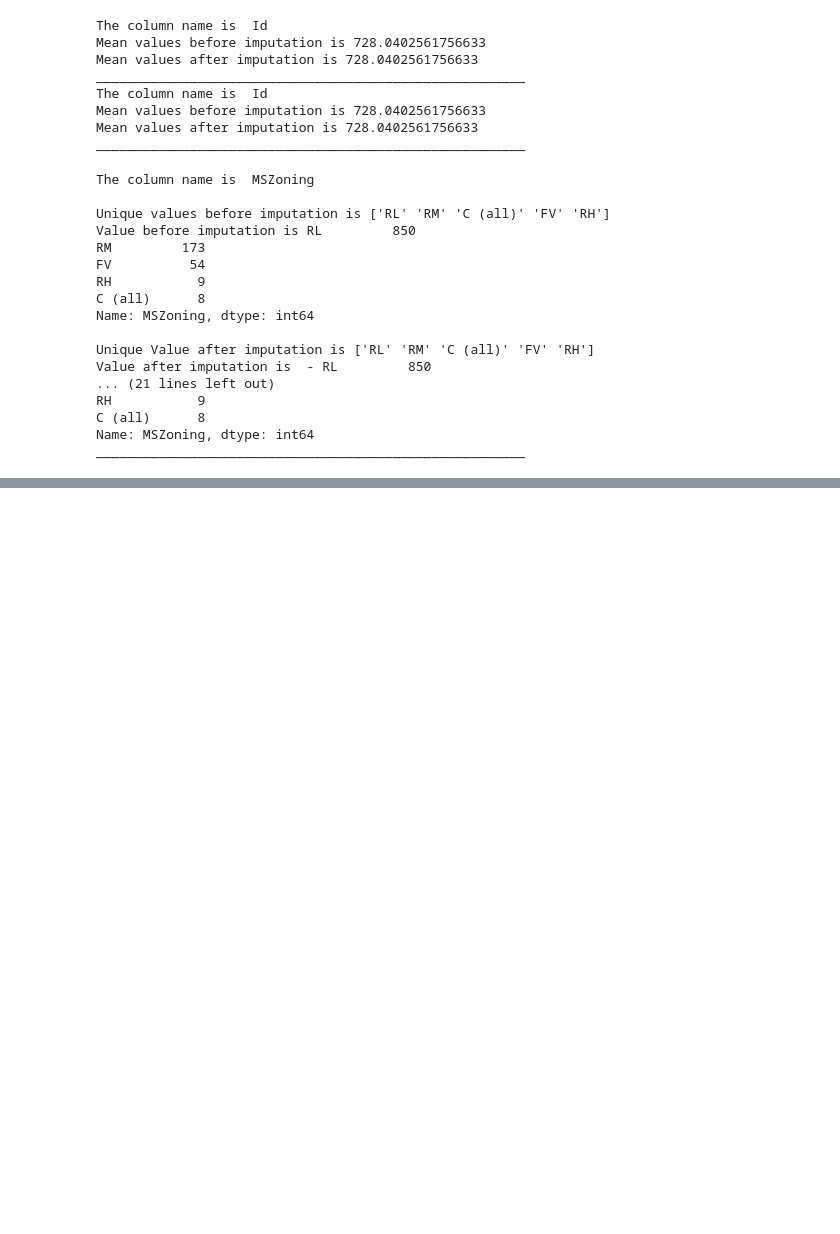
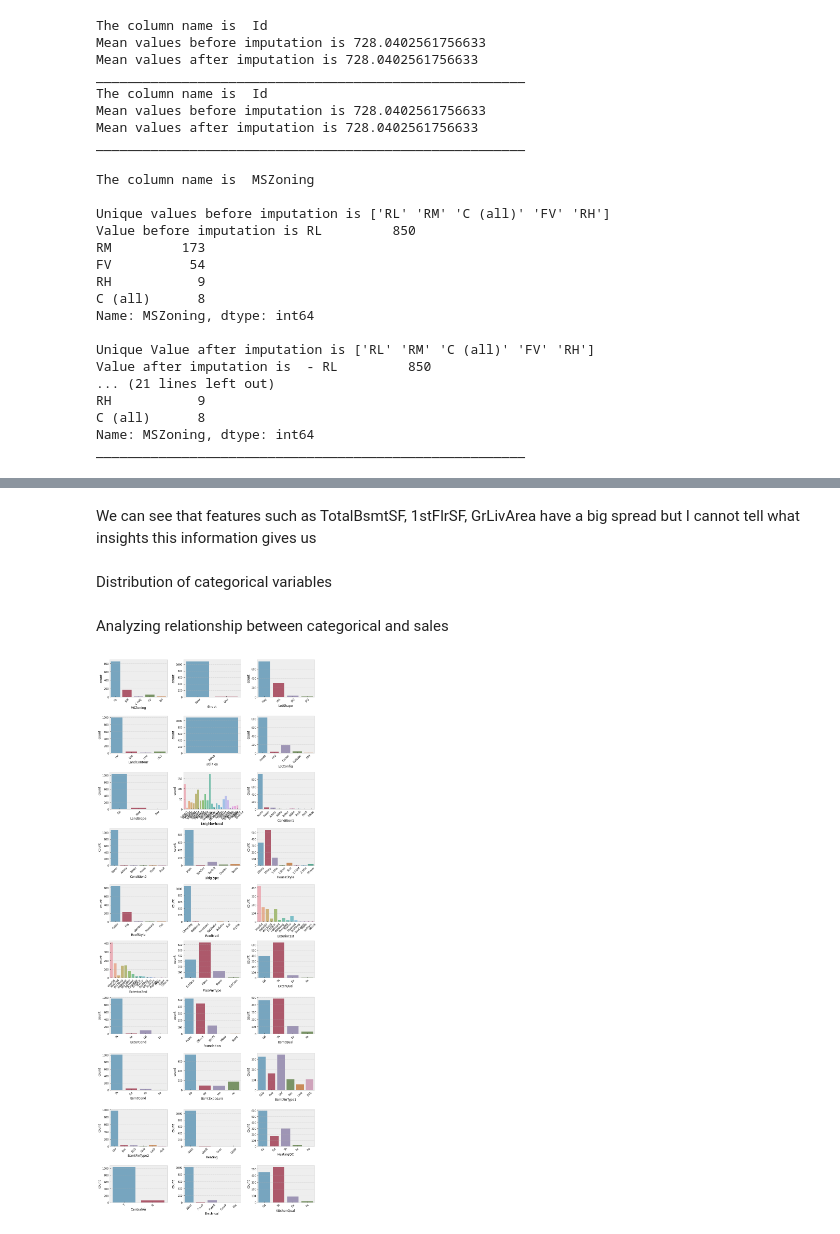
Before and after one commit to chandra-sekar-1983/eda, a Jupyter notebook: EDA_Analysis.ipynb, the cells around one changed output, grey strips where cells are left out. Drawn from its saved outputs; the diff is of its cells as text; code cells hidden in the pictures; blank space fills up the shorter version.

```diff
--- a/EDA_Analysis.ipynb
+++ b/EDA_Analysis.ipynb
@@ -311,0 +320,20 @@ sns.distplot(df['SalePrice'], color='g', bins=100, hist_kws={'alpha': 0.4});
+# %% [markdown]
+We can see that features such as TotalBsmtSF, 1stFlrSF, GrLivArea have a big spread but I cannot tell what insights this information gives us
+# %% [markdown]
+Distribution of categorical variables
+# %% [markdown]
+Analyzing relationship between categorical and sales
+# %%
+categorical_col=['MSZoning', 'Street', 'LotShape', 'LandContour', 'Utilities', 'LotConfig', 'LandSlope', 'Neighborhood', 'Condition1', 'Condition2', 'BldgType', 'HouseStyle', 'RoofStyle', 'RoofMatl', 'Exterior1st', 'Exterior2nd', 'MasVnrType', 'ExterQual', 'ExterCond', 'Foundation', 'BsmtQual', 'BsmtCond', 'BsmtExposure', 'BsmtFinType1', 'BsmtFinType2', 'Heating', 'HeatingQC', 'CentralAir', 'Electrical', 'KitchenQual', 'Functional']
+
+fig, axes = plt.subplots(round(len(categorical_col) / 3), 3, figsize=(12, 30))
+
+for i, ax in enumerate(fig.axes):
+    if i < len(categorical_col):
+    #for col in categorical_col:
+        ax.set_xticklabels(ax.xaxis.get_majorticklabels(), rotation=45)
+        sns.countplot(x=categorical_col[i], alpha=0.7, data=df2, ax=ax)
+
+fig.tight_layout()
+# %% [output]
+[figure, added]
```
Also changed, not shown: parts of 22 cells of this notebook.
